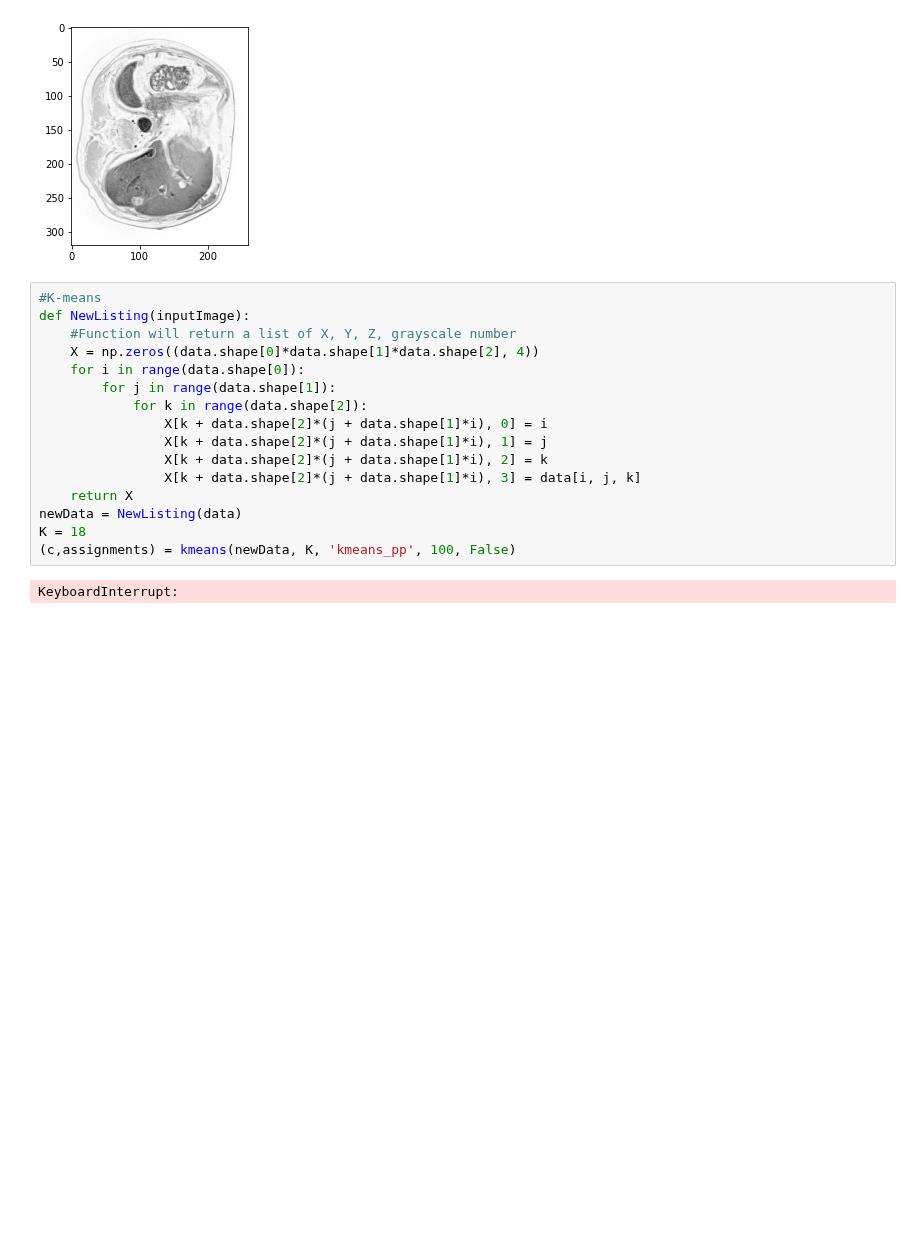
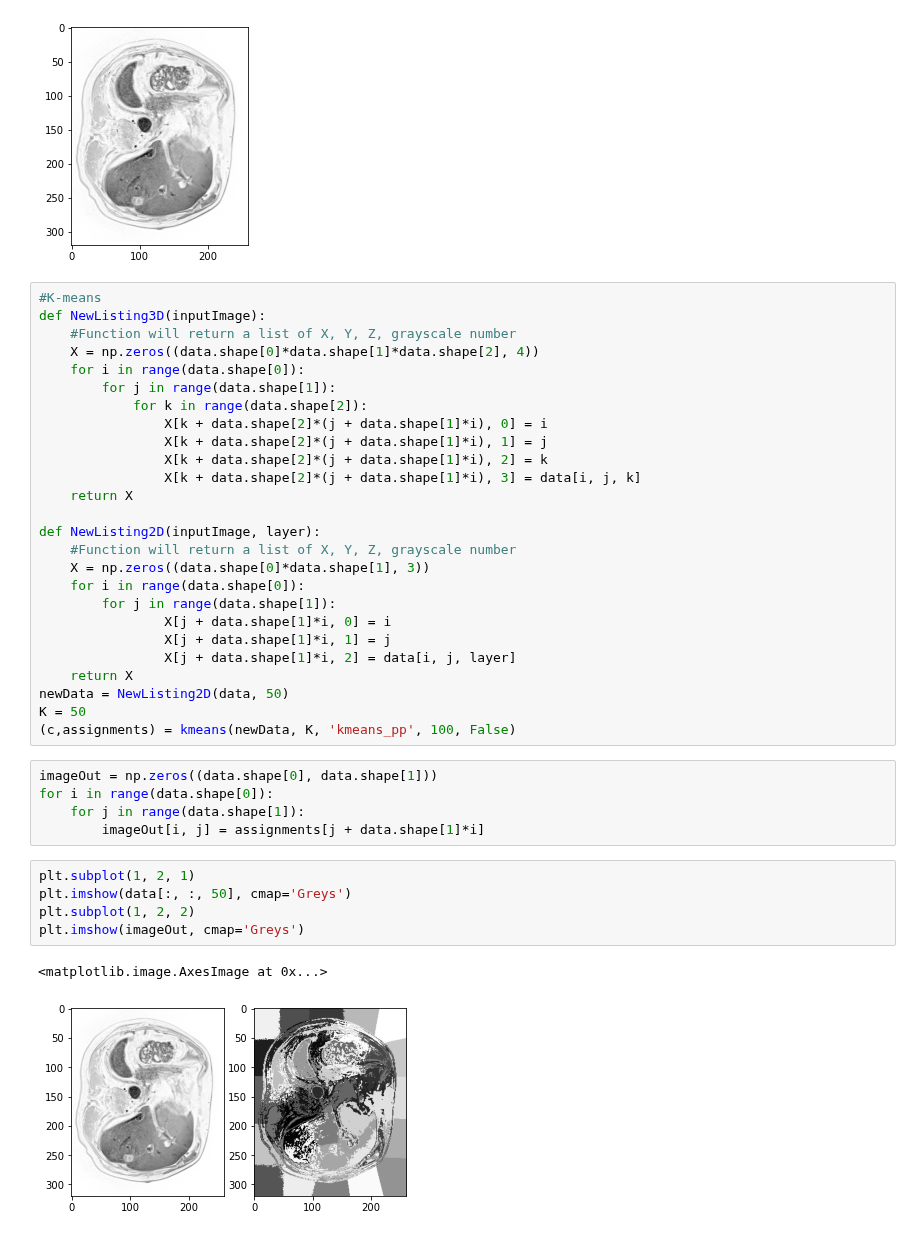
Before and after one commit to defrenned3238/WSBIM2243, a Jupyter notebook: WSBIM2243.ipynb, the cells around one changed output. Cells and saved outputs as stored; diff of their text form; blank space fills up the shorter version.

```diff
--- a/WSBIM2243.ipynb
+++ b/WSBIM2243.ipynb
@@ -275,7 +272,7 @@ plt.imshow(data[:,:,50], cmap = 'Greys')#plot de la slice 50
 [figure]
 # %%
 #K-means
-def NewListing(inputImage):
+def NewListing3D(inputImage):
     #Function will return a list of X, Y, Z, grayscale number
     X = np.zeros((data.shape[0]*data.shape[1]*data.shape[2], 4))
     for i in range(data.shape[0]):
@@ -286,8 +283,29 @@ def NewListing(inputImage):
                 X[k + data.shape[2]*(j + data.shape[1]*i), 2] = k
                 X[k + data.shape[2]*(j + data.shape[1]*i), 3] = data[i, j, k]
     return X
-newData = NewListing(data)
-K = 18
+
+def NewListing2D(inputImage, layer):
+    #Function will return a list of X, Y, Z, grayscale number
+    X = np.zeros((data.shape[0]*data.shape[1], 3))
+    for i in range(data.shape[0]):
+        for j in range(data.shape[1]):
+                X[j + data.shape[1]*i, 0] = i
+                X[j + data.shape[1]*i, 1] = j
+                X[j + data.shape[1]*i, 2] = data[i, j, layer]
+    return X
+newData = NewListing2D(data, 50)
+K = 50
 (c,assignments) = kmeans(newData, K, 'kmeans_pp', 100, False)
-# %% [output]
-KeyboardInterrupt:
+# %%
+imageOut = np.zeros((data.shape[0], data.shape[1]))
+for i in range(data.shape[0]):
+    for j in range(data.shape[1]):
+        imageOut[i, j] = assignments[j + data.shape[1]*i]
+# %%
+plt.subplot(1, 2, 1)
+plt.imshow(data[:, :, 50], cmap='Greys')
+plt.subplot(1, 2, 2)
+plt.imshow(imageOut, cmap='Greys')
+# %% [output]
+<matplotlib.image.AxesImage at 0x...>
+[figure, added]
```
Also changed, not shown: parts of 1 cell of this notebook.
